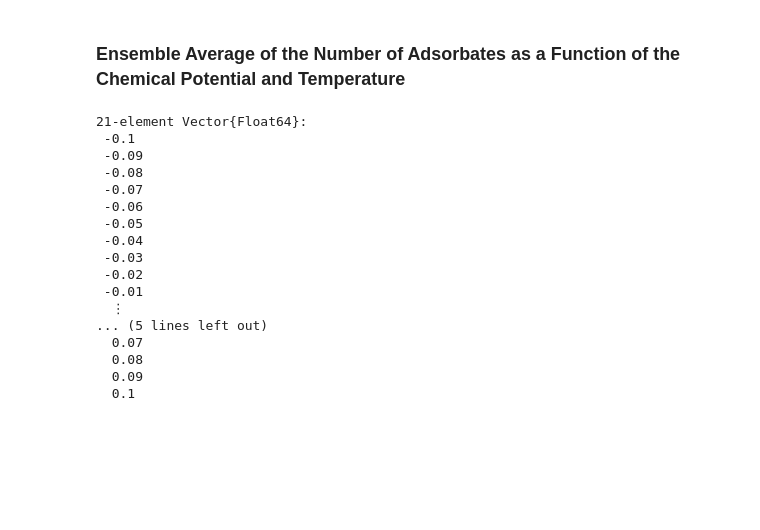
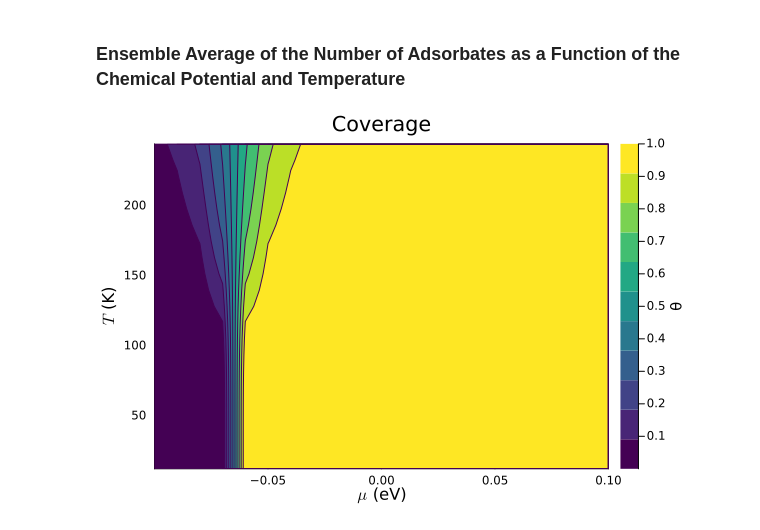
Before and after one commit to wexlergroup/FreeBird.jl, a Jupyter notebook: scripts/gc-ns-square-lattice.ipynb, the cells around one changed output. Drawn from its saved outputs; the diff is of its cells as text; code cells hidden in the pictures; blank space fills up the shorter version.

Commit message:
Refactor code for grand canonical approach to phase diagram of adsorbates on a square lattice

```diff
--- a/scripts/gc-ns-square-lattice.ipynb
+++ b/scripts/gc-ns-square-lattice.ipynb
@@ -46,7 +46,7 @@ for N in Ns
     df_microstates_N = deepcopy(df_microstates[df_microstates.N .== N, :])
 
     # Compute the grand potential
-    E = deepcopy(df_microstates_N.energy_relative)
+    E = deepcopy(df_microstates_N.energy)
     Ω = E .- μ * N
 
     # Compute the exponential of minus β multiplied by the grand potential
@@ -126,27 +126,50 @@ plot!(xlims=(-2.5, 2.5), ylims=(0, 1))
 [figure]
 # %% [markdown]
 ### Ensemble Average of the Number of Adsorbates as a Function of the Chemical Potential and Temperature
-# %%
-Ns = unique(df_microstates.N)
-T_stars = collect(0.1:0.1:1.5)
-Ts = T_stars .* 0.01 / k_B
-βs = 1 ./ (k_B .* Ts)
-μs = collect(-0.1:0.01:0.1)
-# %% [output]
-21-element Vector{Float64}:
- -0.1
- -0.09
- -0.08
- -0.07
- -0.06
- -0.05
- -0.04
- -0.03
- -0.02
- -0.01
-  ⋮
-... (5 lines left out)
-  0.07
-  0.08
-  0.09
-  0.1
+# %%
+Ns = unique(df_microstates.N)
+T_stars = collect(0.1:0.1:2.1)
+Ts = T_stars .* 0.01 / k_B
+μs = collect(-0.1:0.01:0.1)
+max_N = maximum(df_microstates.N)
+θs = zeros(length(μs), length(Ts))
+
+# Ensure μs and Ts are sorted
+sort!(μs)
+sort!(Ts)
+
+# Loop over all μ values
+for (i, μ) in enumerate(μs)
+    # Loop over all T values
+    for (j, T) in enumerate(Ts)
+        β = 1 / (k_B * T)
+
+        # Compute the grand potential
+        E = deepcopy(df_microstates.energy)
+        Ω = E .- μ .* df_microstates.N
+
+        # Compute the grand partition function
+        Z = sum(exp.(-β .* Ω))
+
+        # Compute the coverage
+        θ = sum(exp.(-β .* Ω) .* df_microstates.N) / Z / max_N
+
+        # Store the coverage
+        # If the coverage is NaN, set it to 1 (this is a hack to avoid the issue with the contour plot)
+        if isnan(θ)
+            θ = 1
+        end
+        θs[i, j] = θ
+    end
+end
+
+# Number of contour levels
+num_levels = 10
+
+# Create the contour plot
+contour(μs, Ts, θs', xlabel="\$ \\mu \$ (eV)", ylabel="\$ T \$ (K)", fill=true, color=:viridis, levels=num_levels, colorbar_title="θ", title="Coverage")
+
+# Save the figure
+# savefig("figures/coverage_contour.png")
+# %% [output]
+[figure, added]
```
Also changed, not shown: parts of 4 cells of this notebook.
